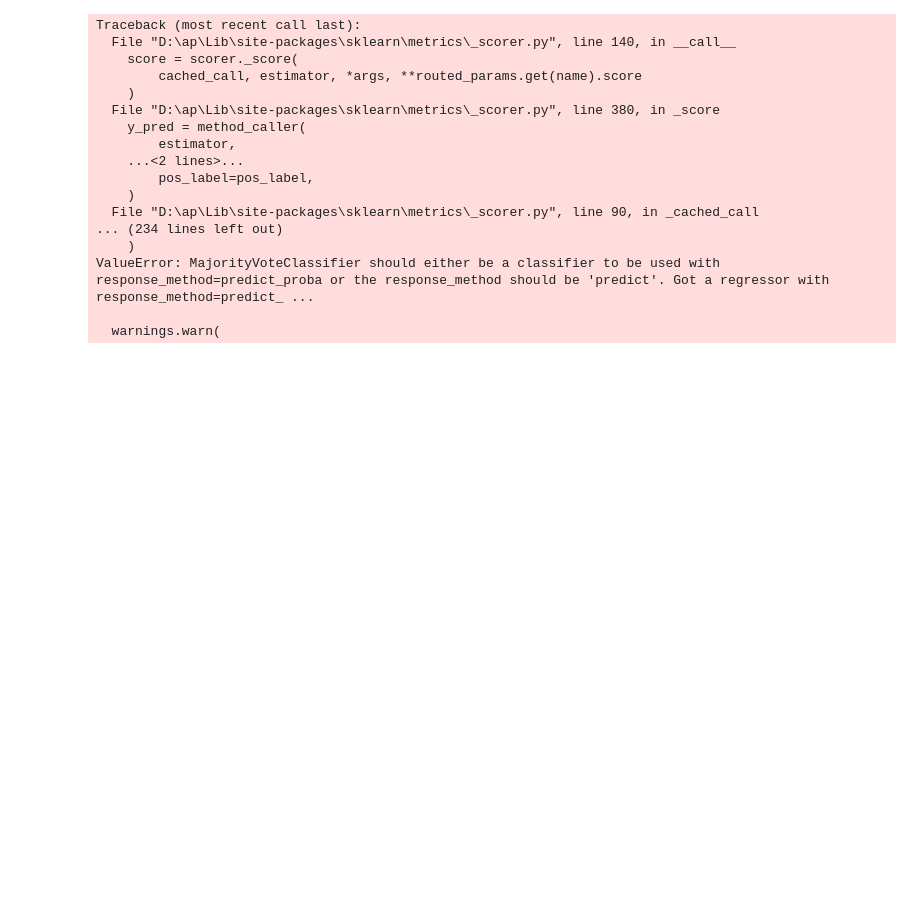
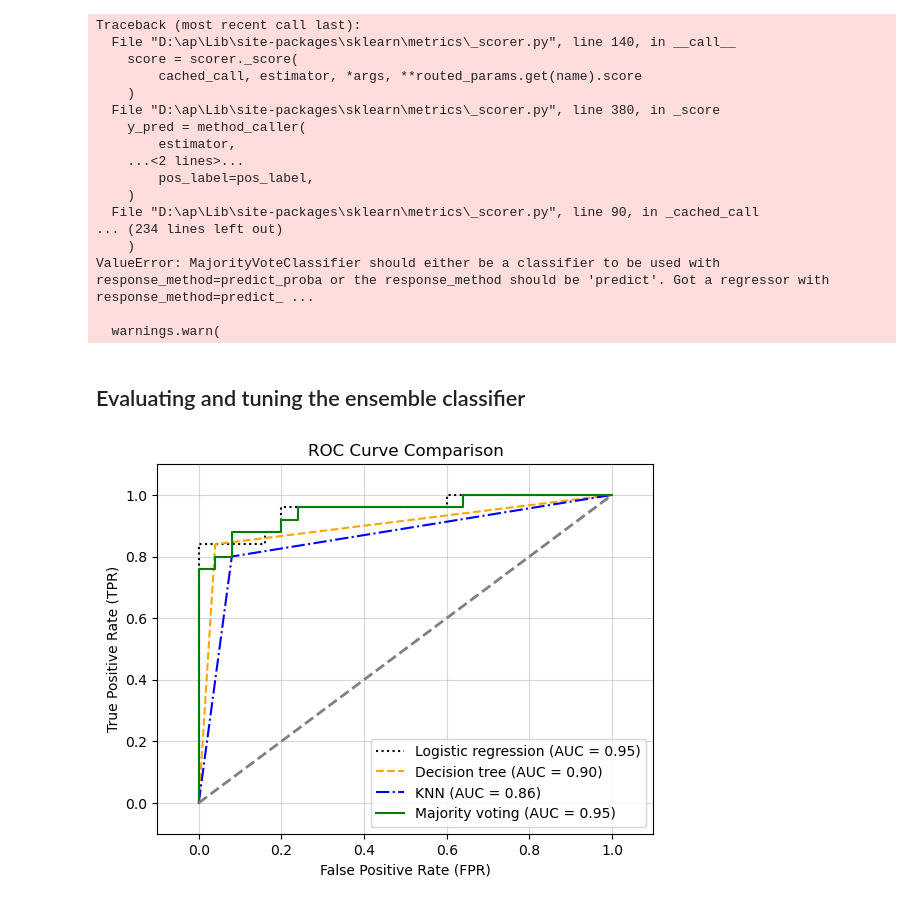
Before and after one commit to phuocnguyen-hask/ML, a Jupyter notebook: c7/ensemble.ipynb, the cells around one changed output. Drawn from its saved outputs; the diff is of its cells as text; code cells hidden in the pictures; blank space fills up the shorter version.

```diff
--- a/c7/ensemble.ipynb
+++ b/c7/ensemble.ipynb
@@ -236,3 +236,40 @@ Traceback (most recent call last):
 ValueError: MajorityVoteClassifier should either be a classifier to be used with response_method=predict_proba or the response_method should be 'predict'. Got a regressor with response_method=predict_ ...
 
   warnings.warn(
+# %% [markdown]
+## Evaluating and tuning the ensemble classifier
+# %%
+from sklearn.metrics import roc_curve, auc
+import matplotlib.pyplot as plt
+
+# Example lists (make sure these are defined in your code)
+# all_clf = [clf1, clf2, clf3, clf4]
+# clf_labels = ['Classifier 1', 'Classifier 2', 'Classifier 3', 'Classifier 4']
+
+colors = ['black', 'orange', 'blue', 'green']
+linestyles = [':', '--', '-.', '-']
+
+for clf, label, clr, ls in zip(all_clf, clf_labels, colors, linestyles):
+    # Assuming the label of the positive class is 1
+    y_pred = clf.fit(X_train, y_train).predict_proba(X_test)[:, 1]
+    fpr, tpr, thresholds = roc_curve(y_true=y_test, y_score=y_pred)
+    roc_auc = auc(x=fpr, y=tpr)
+    plt.plot(fpr, tpr,
+             color=clr,
+             linestyle=ls,
+             label=f'{label} (AUC = {roc_auc:.2f})')
+
+plt.legend(loc='lower right')
+plt.plot([0, 1], [0, 1],
+         linestyle='--',
+         color='gray',
+         linewidth=2)
+plt.xlim([-0.1, 1.1])
+plt.ylim([-0.1, 1.1])
+plt.grid(alpha=0.5)
+plt.xlabel('False Positive Rate (FPR)')
+plt.ylabel('True Positive Rate (TPR)')
+plt.title('ROC Curve Comparison')
+plt.show()
+# %% [output]
+[figure, added]
```
Also changed, not shown: parts of 31 cells of this notebook.
